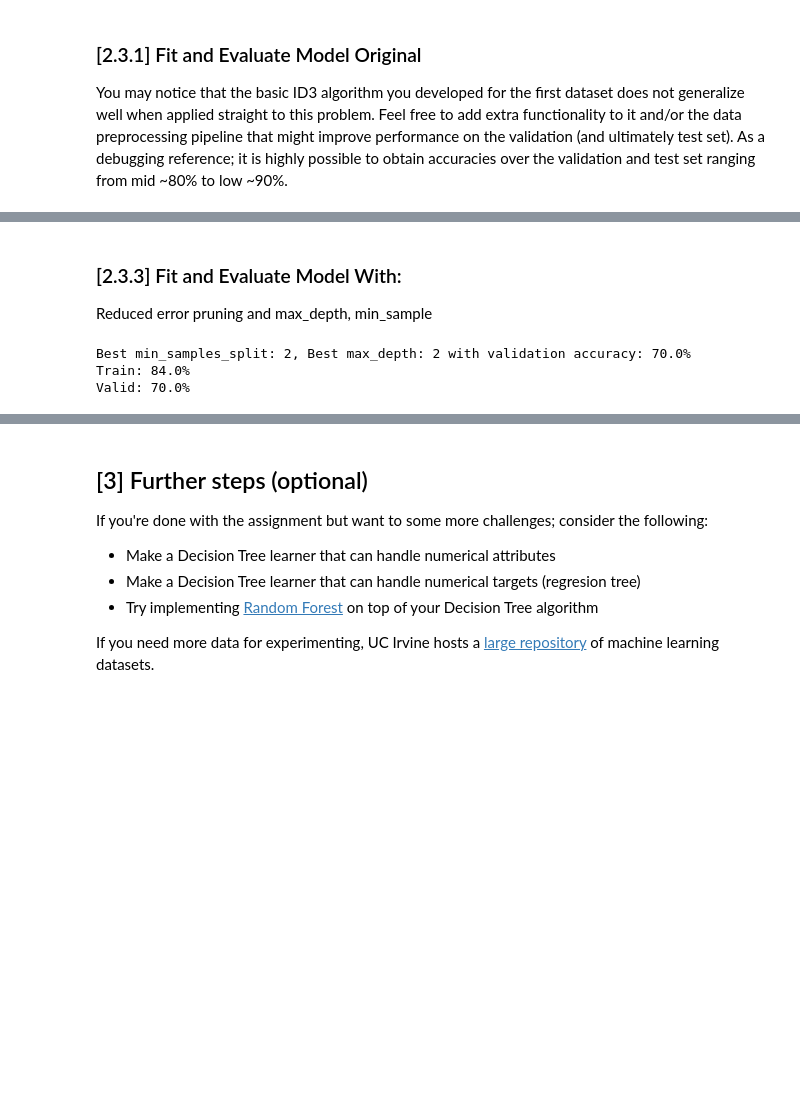
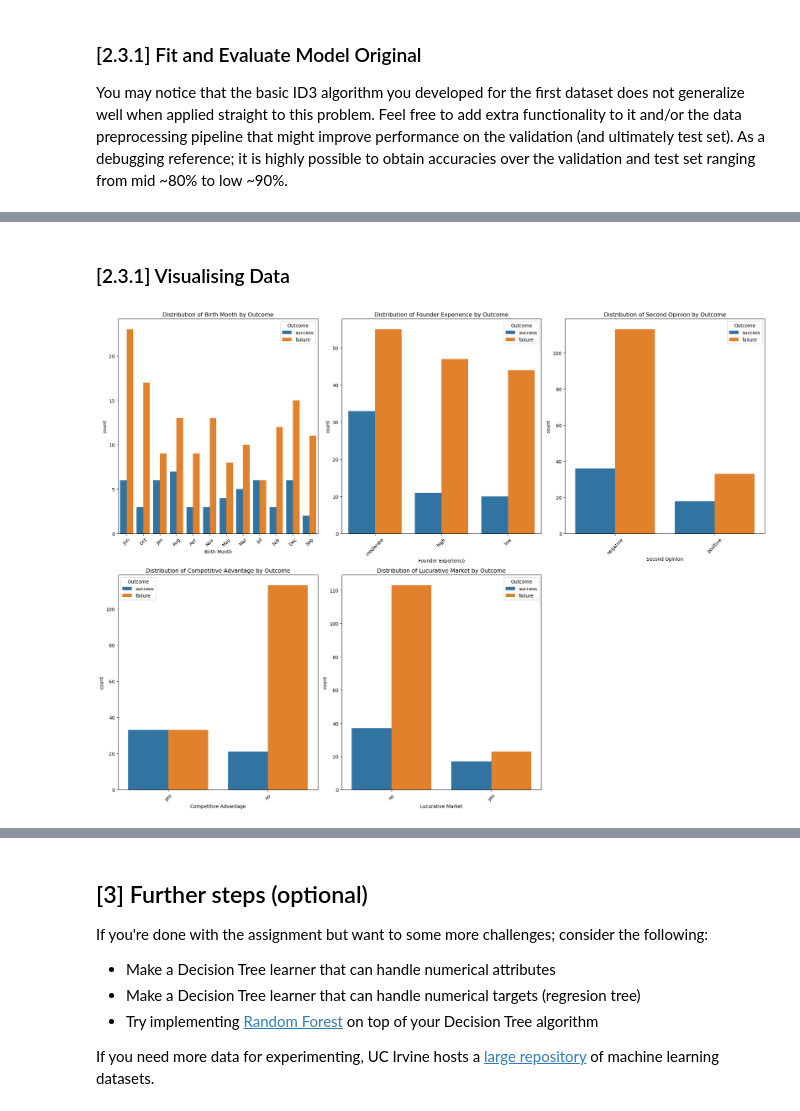
Before and after one commit to eirivarn/Machine_Learning_Intro, a Jupyter notebook: decision_tree/experiment.ipynb, the cells around one changed output, grey strips where cells are left out. Saved outputs shown, nothing was run; the diff lists cells and outputs as text; code cells hidden in the pictures; blank space fills up the shorter version.

```diff
--- a/decision_tree/experiment.ipynb
+++ b/decision_tree/experiment.ipynb
@@ -247,44 +169,20 @@ Valid: 70.0%
-# %% [markdown]
-### [2.3.3] Fit and Evaluate Model With:
-
-Reduced error pruning and max_depth, min_sample
-# %%
-best_model = None
-
-# Define the hyperparameter configurations to test
-min_samples_splits = [2, 5, 10, 20, 50]
-max_depths = [2, 5, 10, 20, 50]
-
-best_accuracy = 0
-best_params = None
-
-# Find the best split and depth
-for min_samples_split in min_samples_splits:
-    for max_depth in max_depths:
-
-        # Initialize the model with the current hyperparameters
-        model_5 = dt.DecisionTree_Combined(min_samples_split=min_samples_split, max_depth=max_depth)
-
-        # Train and prune the model using training and validation data
-        model_5.fit(X_train, y_train, X_valid, y_valid)
-
-        # Predict and calculate accuracy on validation set
-        y_pred_val = model_5.predict(X_valid)
-        acc = dt.accuracy(y_valid, y_pred_val)
-
-        # Update best accuracy and parameters if current model is better
-        if acc > best_accuracy:
-            best_accuracy = acc
-            best_params = (min_samples_split, max_depth)
-            best_model = model_5  # Store the best model to use it later
-
-# Using the best model found from the grid search
-print(f"Best min_samples_split: {best_params[0]}, Best max_depth: {best_params[1]} with validation accuracy: {best_accuracy * 100:.1f}%")
-
-# Print training and validation accuracy for the best model
-print(f'Train: {dt.accuracy(y_train, best_model.predict(X_train)) * 100 :.1f}%')
-print(f'Valid: {dt.accuracy(y_valid, best_model.predict(X_valid)) * 100 :.1f}%')
-# %% [output]
-Best min_samples_split: 2, Best max_depth: 2 with validation accuracy: 70.0%
-Train: 84.0%
-Valid: 70.0%
+# %% [markdown]
+### [2.3.1] Visualising Data
+# %%
+# Set up the figure size
+plt.figure(figsize=(20, 15))
+
+# Making a list of categorical columns to visualize
+categorical_columns = ['Birth Month', 'Founder Experience', 'Second Opinion', 'Competitive Advantage', 'Lucurative Market']
+
+# Plotting the distribution of each feature with respect to the Outcome
+for i, col in enumerate(categorical_columns, 1):
+    plt.subplot(2, 3, i)
+    sns.countplot(data=data_2, x=col, hue='Outcome')
+    plt.title(f'Distribution of {col} by Outcome')
+    plt.xticks(rotation=45)
+    plt.tight_layout()
+
+plt.show()
+# %% [output]
+[figure, added]
```
Also changed, not shown: parts of 10 cells of this notebook, 1 other file.
